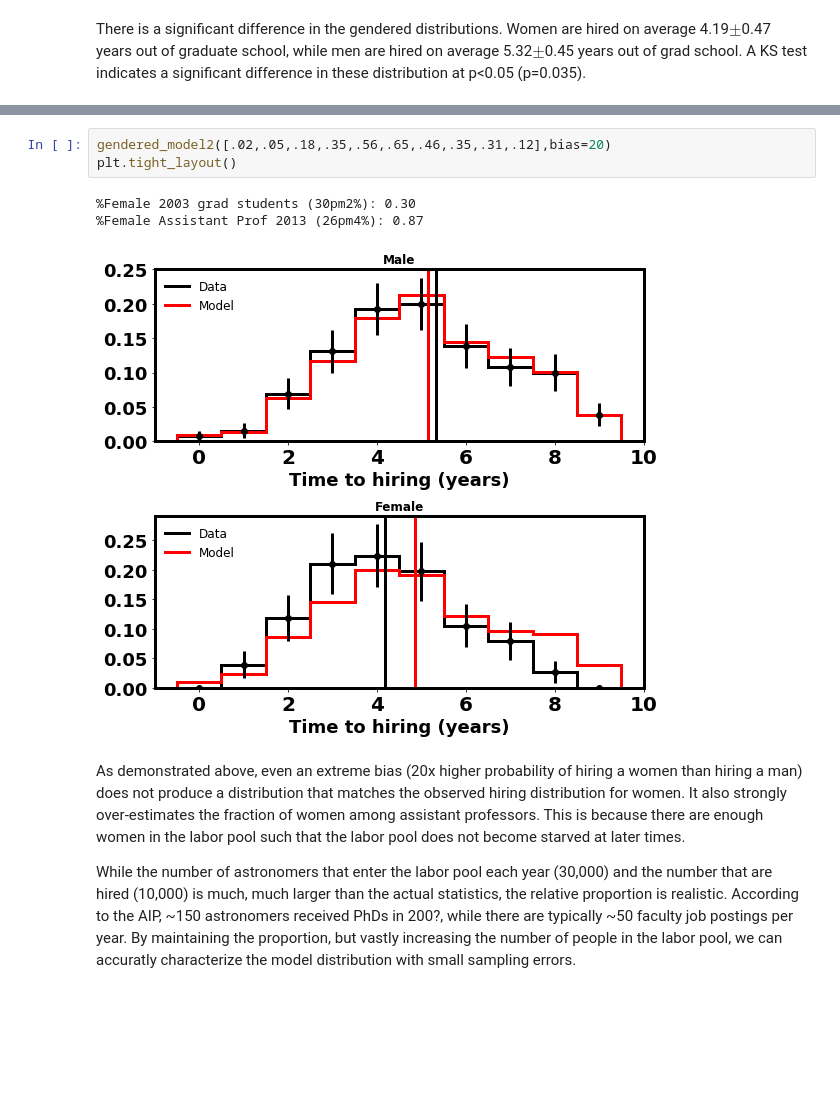
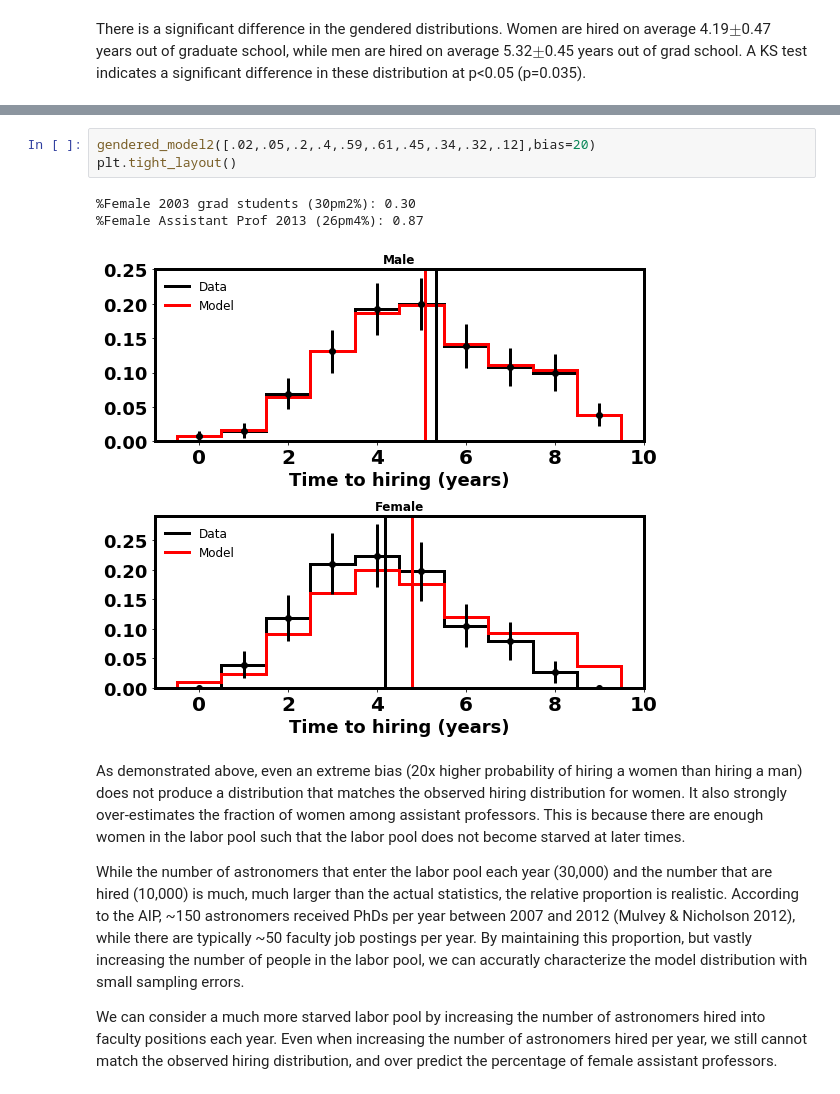
Before and after one commit to kevin-flaherty/hiring_distro, a Jupyter notebook: hiring_demo.ipynb, the cells around one changed output, grey strips where cells are left out. Cells and saved outputs as stored; diff of their text form; blank space fills up the shorter version.

```diff
--- a/hiring_demo.ipynb
+++ b/hiring_demo.ipynb
@@ -99,11 +113,13 @@ We model this by including a *bias* parameter that is the increase in the probab
 # %%
-gendered_model2([.02,.05,.18,.35,.56,.65,.46,.35,.31,.12],bias=20)
+gendered_model2([.02,.05,.2,.4,.59,.61,.45,.34,.32,.12],bias=20)
 plt.tight_layout()
 # %% [output]
 %Female 2003 grad students (30pm2%): 0.30
 %Female Assistant Prof 2013 (26pm4%): 0.87
-[figure, old version]
+[figure, new version]
 # %% [markdown]
 As demonstrated above, even an extreme bias (20x higher probability of hiring a women than hiring a man) does not produce a distribution that matches the observed hiring distribution for women. It also strongly over-estimates the fraction of women among assistant professors. This is because there are enough women in the labor pool such that the labor pool does not become starved at later times.
 
-While the number of astronomers that enter the labor pool each year (30,000) and the number that are hired (10,000) is much, much larger than the actual statistics, the relative proportion is realistic. According to the AIP, ~150 astronomers received PhDs in 200?, while there are typically ~50 faculty job postings per year. By maintaining the proportion, but vastly increasing the number of people in the labor pool, we can accuratly characterize the model distribution with small sampling errors.
+While the number of astronomers that enter the labor pool each year (30,000) and the number that are hired (10,000) is much, much larger than the actual statistics, the relative proportion is realistic. According to the AIP, ~150 astronomers received PhDs per year between 2007 and 2012 (Mulvey & Nicholson 2012), while there are typically ~50 faculty job postings per year. By maintaining this proportion, but vastly increasing the number of people in the labor pool, we can accuratly characterize the model distribution with small sampling errors.
+
+We can consider a much more starved labor pool by increasing the number of astronomers hired into faculty positions each year. Even when increasing the number of astronomers hired per year, we still cannot match the observed hiring distribution, and over predict the percentage of female assistant professors.
```
Also changed, not shown: parts of 19 cells of this notebook, 1 other file.
